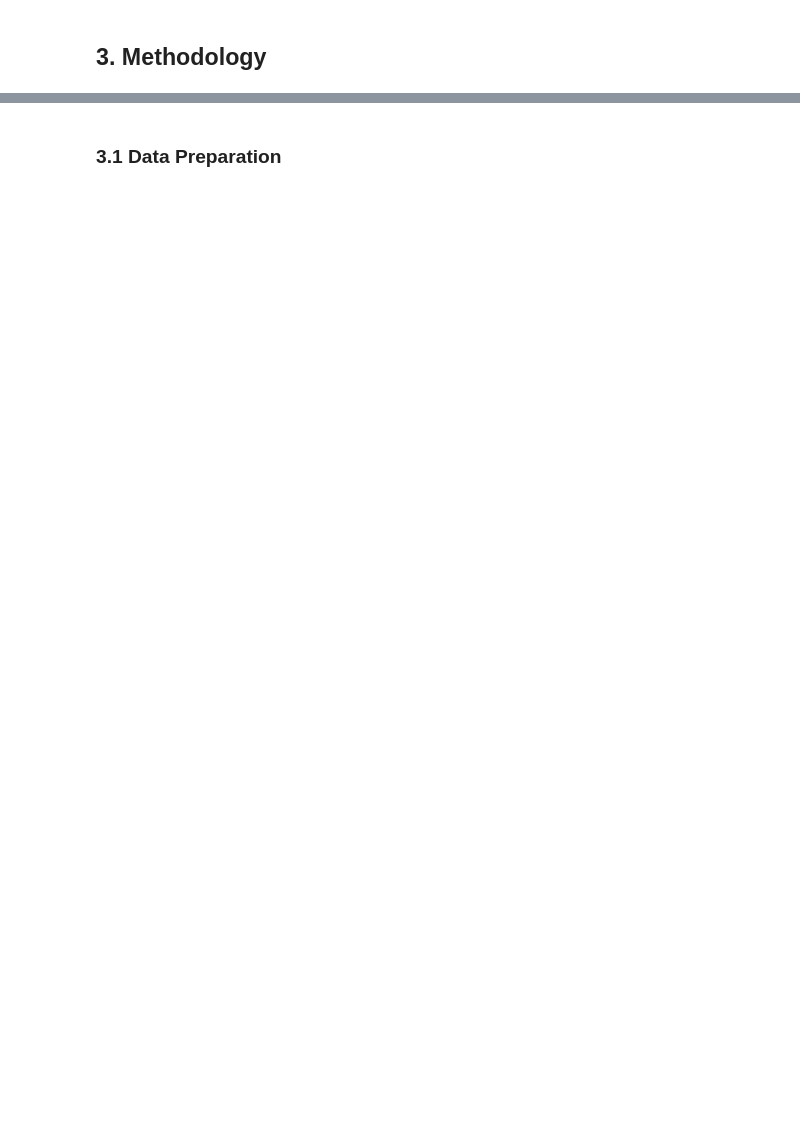
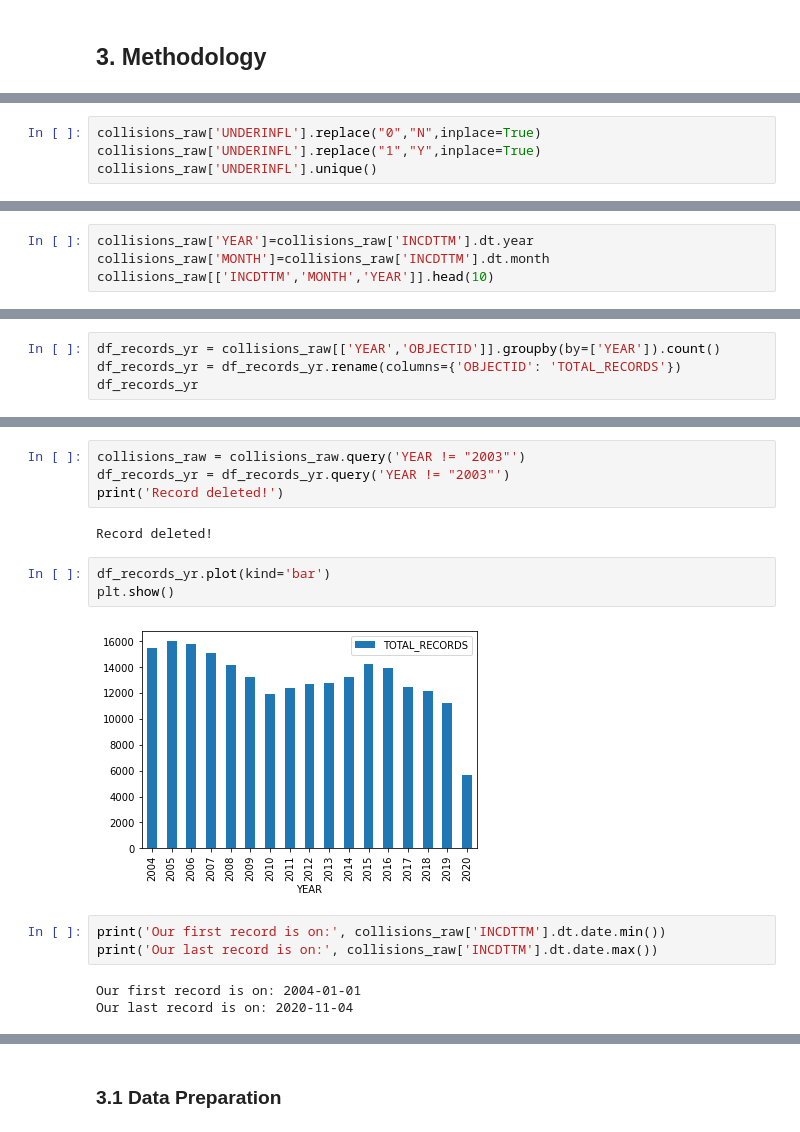
Before and after one commit to mcamera/Traffic_Accidents_Seattle, a Jupyter notebook: Traffic_Accidents_Seattle.ipynb, the cells around one changed output, grey strips where cells are left out. Drawn from its saved outputs; the diff is of its cells as text; blank space fills up the shorter version.

```diff
--- a/Traffic_Accidents_Seattle.ipynb
+++ b/Traffic_Accidents_Seattle.ipynb
@@ -58,0 +206,4 @@ The complete metadata for the data source can be found via [this link.](https://
+# %%
+collisions_raw['UNDERINFL'].replace("0","N",inplace=True)
+collisions_raw['UNDERINFL'].replace("1","Y",inplace=True)
+collisions_raw['UNDERINFL'].unique()
@@ -58,0 +214,4 @@ The complete metadata for the data source can be found via [this link.](https://
+# %%
+collisions_raw['YEAR']=collisions_raw['INCDTTM'].dt.year
+collisions_raw['MONTH']=collisions_raw['INCDTTM'].dt.month
+collisions_raw[['INCDTTM','MONTH','YEAR']].head(10)
@@ -58,0 +232,4 @@ The complete metadata for the data source can be found via [this link.](https://
+# %%
+df_records_yr = collisions_raw[['YEAR','OBJECTID']].groupby(by=['YEAR']).count()
+df_records_yr = df_records_yr.rename(columns={'OBJECTID': 'TOTAL_RECORDS'})
+df_records_yr
@@ -58,0 +263,17 @@ The complete metadata for the data source can be found via [this link.](https://
+# %%
+collisions_raw = collisions_raw.query('YEAR != "2003"')
+df_records_yr = df_records_yr.query('YEAR != "2003"')
+print('Record deleted!')
+# %% [output]
+Record deleted!
+# %%
+df_records_yr.plot(kind='bar')
+plt.show()
+# %% [output]
+[figure, added]
+# %%
+print('Our first record is on:', collisions_raw['INCDTTM'].dt.date.min())
+print('Our last record is on:', collisions_raw['INCDTTM'].dt.date.max())
+# %% [output]
+Our first record is on: 2004-01-01
+Our last record is on: 2020-11-04
```
Also changed, not shown: parts of 68 cells of this notebook.
